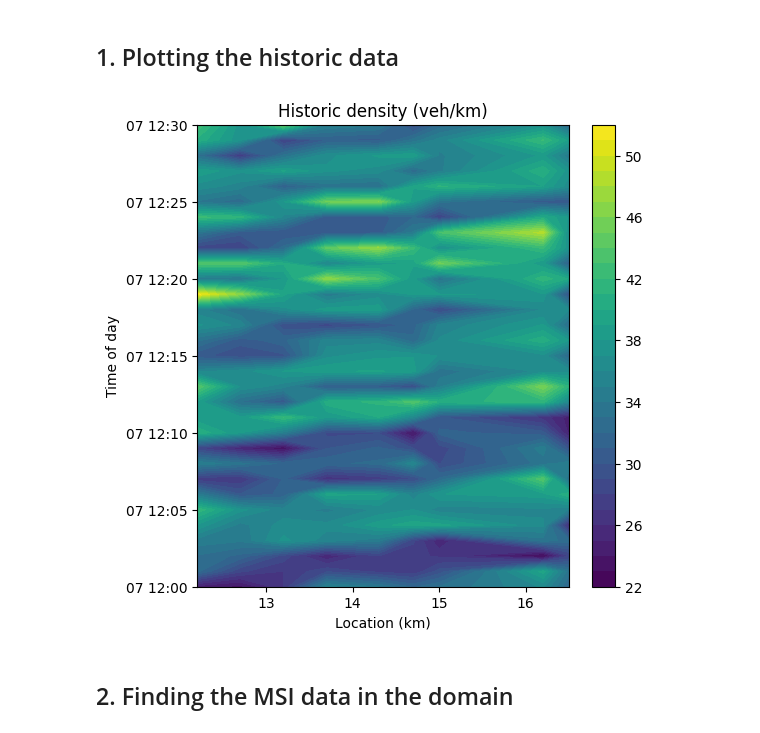
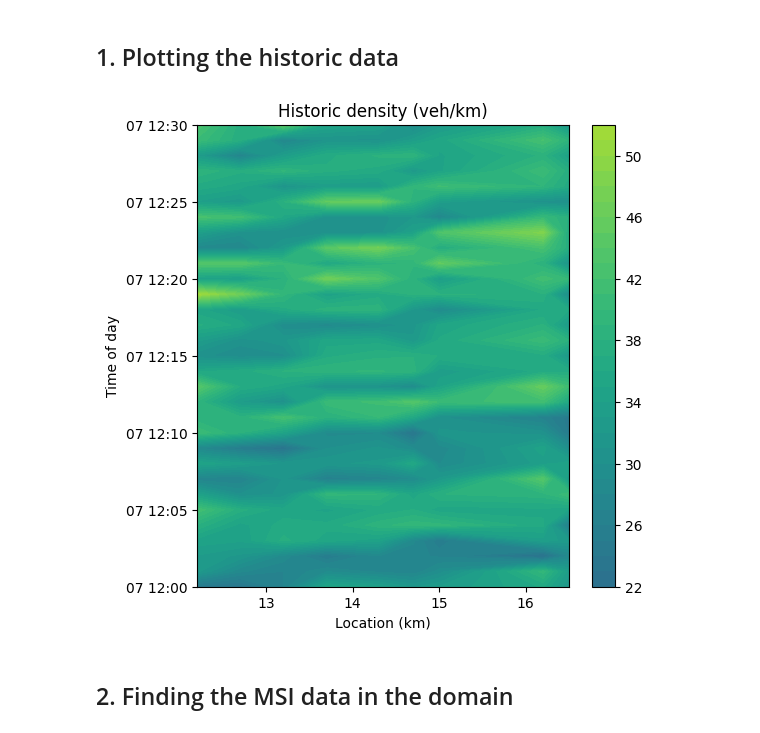
Before and after one commit to vossemeijssen/macroscopic_traffic_model, a Jupyter notebook: Applying_model_1 lane vs 2 lanes.ipynb, the cells around one changed output. Drawn from its saved outputs; the diff is of its cells as text; code cells hidden in the pictures.

```diff
--- a/Applying_model_1 lane vs 2 lanes.ipynb
+++ b/Applying_model_1 lane vs 2 lanes.ipynb
@@ -69,15 +69,15 @@ for i in range(len(times)):
 # %%
 # Plot density matrix
 fig,ax=plt.subplots(1,1, figsize=(6, 6))
 X, Y = np.meshgrid(hectometers, times)
-cp = ax.contourf(X, Y, density, levels=30)
+cp = ax.contourf(X, Y, density, levels=30, vmin=0, vmax=60)
 fig.colorbar(cp)
 plt.xlabel("Location (km)")
 plt.ylabel("Time of day")
 plt.title("Historic density (veh/km)")
 plt.show()
 # %% [output]
-[figure, old version]
+[figure, new version]
 # %% [markdown]
 ## 2. Finding the MSI data in the domain
 # %%
```
Also changed, not shown: parts of 5 cells of this notebook, 1 other file.
